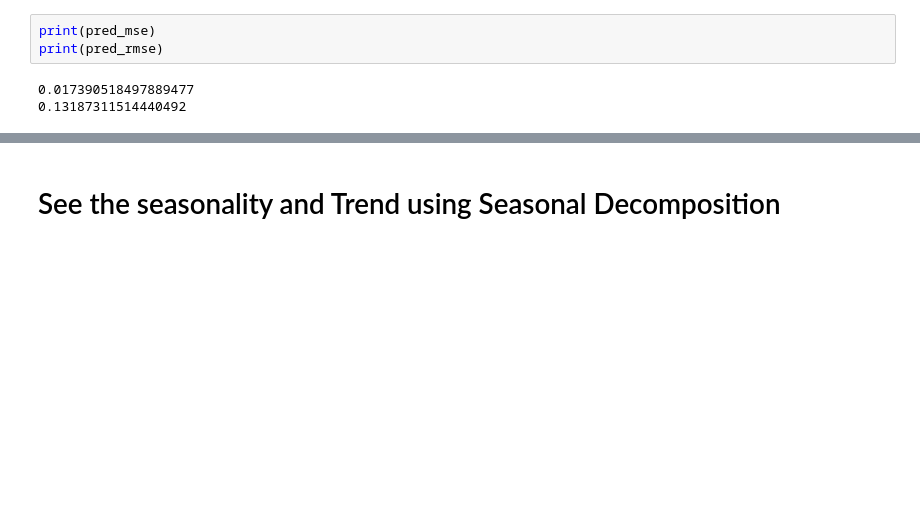
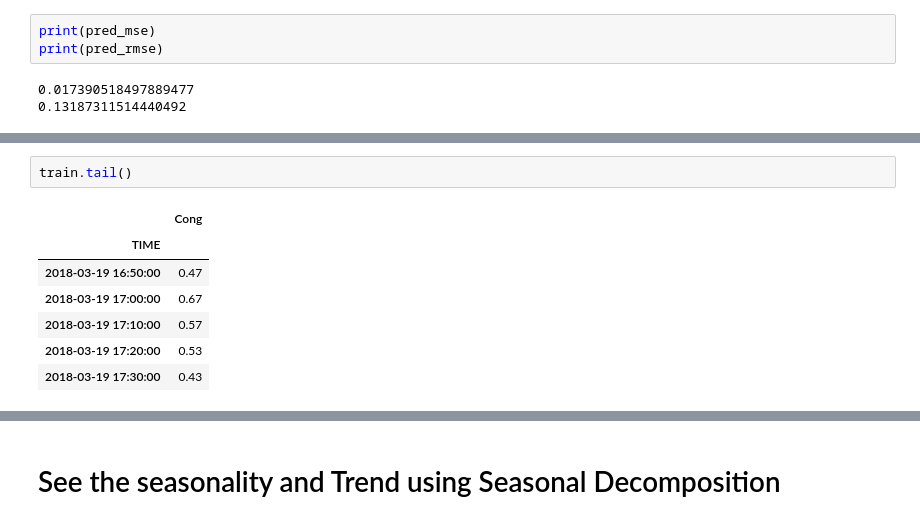
Before and after one commit to mostofa-ahsan/Chicago-Timeseries_Transportation, a Jupyter notebook: timeSeries-SARIMAX.ipynb, the cells around one changed output, grey strips where cells are left out. Drawn from its saved outputs; the diff is of its cells as text; blank space fills up the shorter version.

```diff
--- a/timeSeries-SARIMAX.ipynb
+++ b/timeSeries-SARIMAX.ipynb
@@ -339,0 +368,10 @@ print(pred_rmse)
+# %%
+train.tail()
+# %% [output]
+|  | Cong |
+| TIME |  |
+| 2018-03-19 16:50:00 | 0.47 |
+| 2018-03-19 17:00:00 | 0.67 |
+| 2018-03-19 17:10:00 | 0.57 |
+| 2018-03-19 17:20:00 | 0.53 |
+| 2018-03-19 17:30:00 | 0.43 |
```
Also changed, not shown: parts of 20 cells of this notebook.
